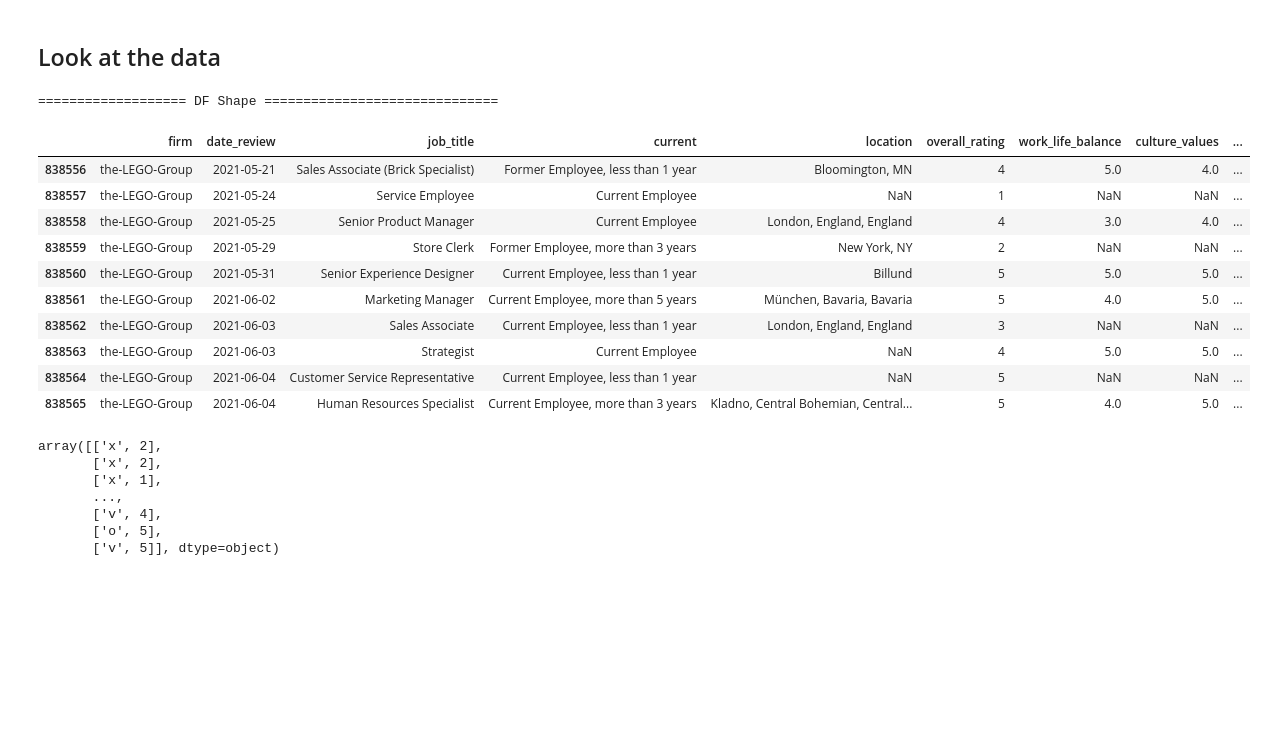
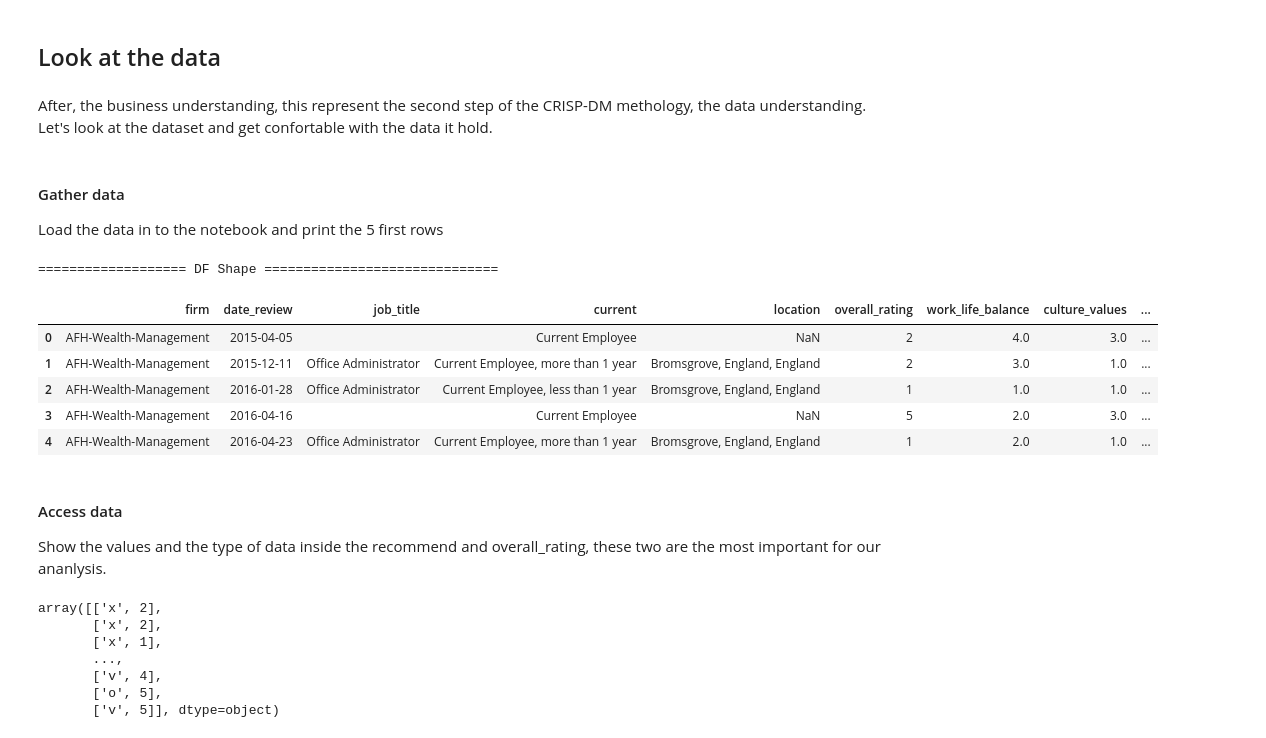
Before and after one commit to Emmano97/udacity-ds-blog-post, a Jupyter notebook: data_analysis.ipynb, the cells around one changed output. Cells and saved outputs as stored; diff of their text form; code cells hidden in the pictures; blank space fills up the shorter version.

```diff
--- a/data_analysis.ipynb
+++ b/data_analysis.ipynb
@@ -12,26 +12,29 @@ import matplotlib.pyplot as plt
 3 - What is the recommendation rate?
 # %% [markdown]
 ## Look at the data
+# %% [markdown]
+After, the business understanding, this represent the second step of the CRISP-DM methology, the data understanding. Let's look at the dataset and get confortable with the data it hold.
 # %%
 def print_divider(message):
     print(f"=================== {message} ==============================")
+# %% [markdown]
+#### Gather data
+Load the data in to the notebook and print the 5 first rows
 # %%
 df = pd.read_csv('glassdoor_reviews.csv')
 print_divider("DF Shape")
-df.tail(10)
+df.head()
 # %% [output]
 =================== DF Shape ==============================
 |  | firm | date_review | job_title | current | location | overall_rating | work_life_balance | culture_values | ... |
-| 838556 | the-LEGO-Group | 2021-05-21 | Sales Associate (Brick Specialist) | Former Employee, less than 1 year | Bloomington, MN | 4 | 5.0 | 4.0 | ... |
-| 838557 | the-LEGO-Group | 2021-05-24 | Service Employee | Current Employee | NaN | 1 | NaN | NaN | ... |
-| 838558 | the-LEGO-Group | 2021-05-25 | Senior Product Manager | Current Employee | London, England, England | 4 | 3.0 | 4.0 | ... |
-| 838559 | the-LEGO-Group | 2021-05-29 | Store Clerk | Former Employee, more than 3 years | New York, NY | 2 | NaN | NaN | ... |
-| 838560 | the-LEGO-Group | 2021-05-31 | Senior Experience Designer | Current Employee, less than 1 year | Billund | 5 | 5.0 | 5.0 | ... |
-| 838561 | the-LEGO-Group | 2021-06-02 | Marketing Manager | Current Employee, more than 5 years | München, Bavaria, Bavaria | 5 | 4.0 | 5.0 | ... |
-| 838562 | the-LEGO-Group | 2021-06-03 | Sales Associate | Current Employee, less than 1 year | London, England, England | 3 | NaN | NaN | ... |
-| 838563 | the-LEGO-Group | 2021-06-03 | Strategist | Current Employee | NaN | 4 | 5.0 | 5.0 | ... |
-| 838564 | the-LEGO-Group | 2021-06-04 | Customer Service Representative | Current Employee, less than 1 year | NaN | 5 | NaN | NaN | ... |
-| 838565 | the-LEGO-Group | 2021-06-04 | Human Resources Specialist | Current Employee, more than 3 years | Kladno, Central Bohemian, Central... | 5 | 4.0 | 5.0 | ... |
+| 0 | AFH-Wealth-Management | 2015-04-05 |  | Current Employee | NaN | 2 | 4.0 | 3.0 | ... |
+| 1 | AFH-Wealth-Management | 2015-12-11 | Office Administrator | Current Employee, more than 1 year | Bromsgrove, England, England | 2 | 3.0 | 1.0 | ... |
+| 2 | AFH-Wealth-Management | 2016-01-28 | Office Administrator | Current Employee, less than 1 year | Bromsgrove, England, England | 1 | 1.0 | 1.0 | ... |
+| 3 | AFH-Wealth-Management | 2016-04-16 |  | Current Employee | NaN | 5 | 2.0 | 3.0 | ... |
+| 4 | AFH-Wealth-Management | 2016-04-23 | Office Administrator | Current Employee, more than 1 year | Bromsgrove, England, England | 1 | 2.0 | 1.0 | ... |
+# %% [markdown]
+#### Access data
+Show the values and the type of data inside the recommend and overall_rating, these two are the most important for our ananlysis.
 # %%
 df[['recommend', 'overall_rating']].values
 # %% [output]
```
Also changed, not shown: parts of 30 cells of this notebook, 1 other file.
